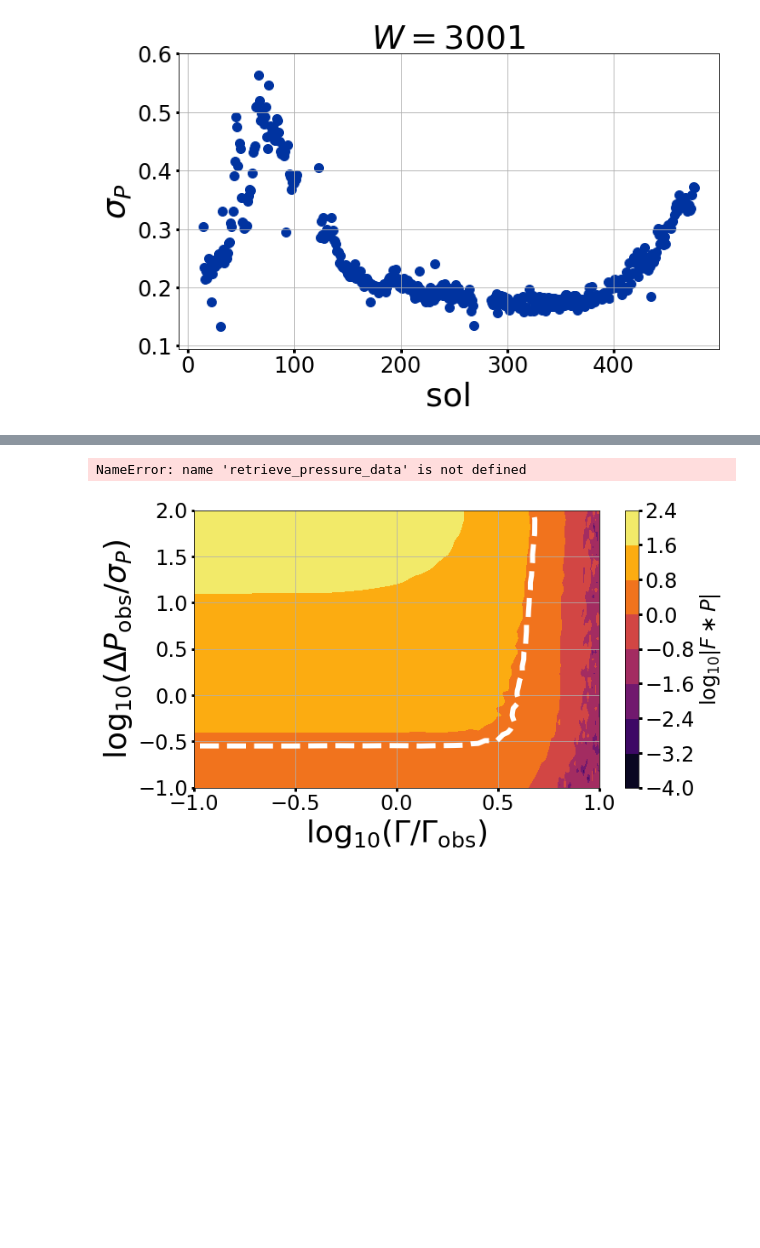
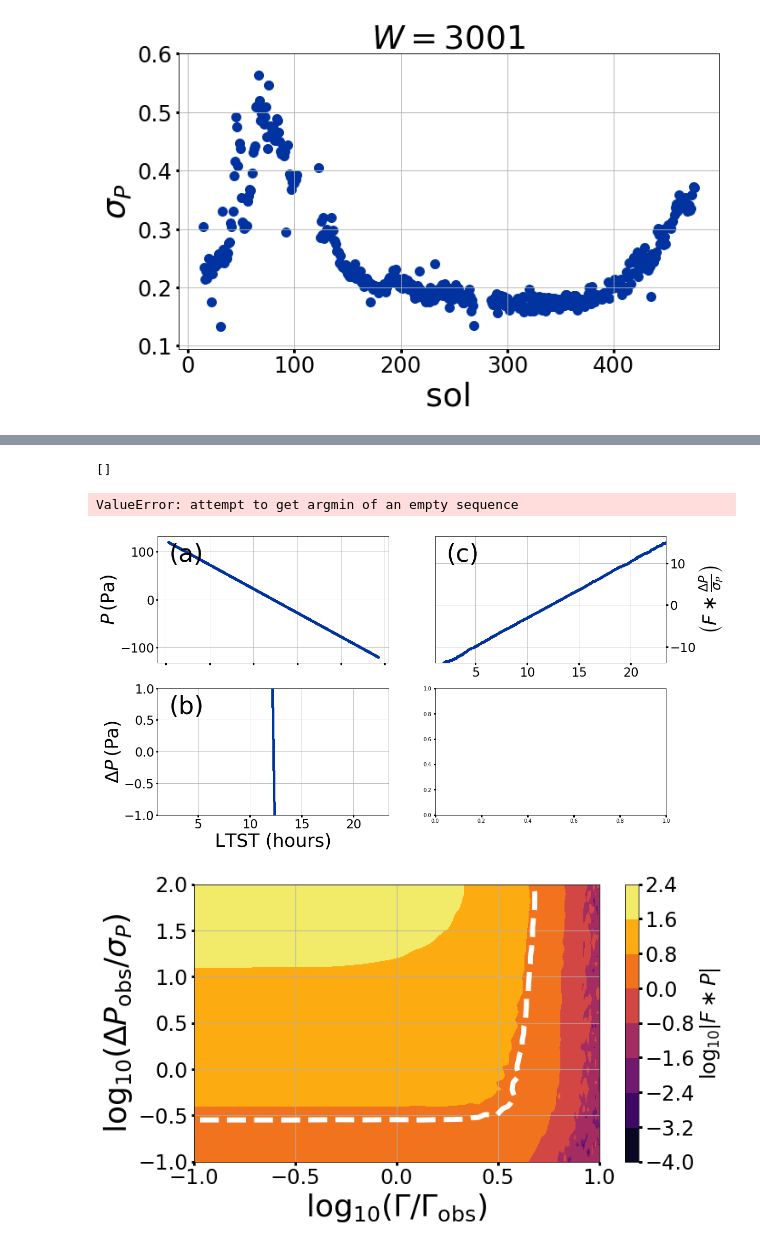
Before and after one commit to BoiseStatePlanetary/Recovering-Martian-Dust-Devil-Population, a Jupyter notebook: code/Finding The Vortices.ipynb, the cells around one changed output, grey strips where cells are left out. Cells and saved outputs as stored; diff of their text form; code cells hidden in the pictures; blank space fills up the shorter version.

```diff
--- a/code/Finding The Vortices.ipynb
+++ b/code/Finding The Vortices.ipynb
@@ -185,7 +183,7 @@ baseline = 0.
 slope = -10.
 t0 = np.median(LTST_and_sol)
 sol_data['PRESSURE'] = modified_lorentzian(LTST_and_sol,
-                                           baseline, slope, t0, matched_filter_depth, matched_filter_fwhm) +\
+baseline, slope, t0, matched_filter_depth, matched_filter_fwhm) +\
     normal(scale=matched_filter_depth/5., size=LTST_and_sol.shape)
 
 fig = plt.figure(figsize=(10*aspect_ratio, 10))
@@ -205,8 +203,7 @@ ax1.set_ylabel(r'$P\,\left({\rm Pa}\right)$', fontsize=36)
 ### Filtered Data ###
 
 ax2 = fig.add_subplot(223)
-
-filtered_pressure, st = boxcar_filter(sol_data['PRESSURE'], boxcar_window_size)
+filtered_pressure, st = boxcar_filter(LTST, LTST_and_sol, sol_data, boxcar_window_size)
 
 ax2.plot(LTST_and_sol, filtered_pressure, marker='.', ls='', color=BoiseState_blue)
 ax2.text(0.05, 0.8, "(b)", fontsize=48, transform=ax2.transAxes)
@@ -223,8 +220,10 @@ ax2.set_ylim([-1, 1])
 
 # Convolve with Lorentzian
 
-convolution, med, md = apply_lorentzian_matched_filter(LTST_and_sol, filtered_pressure, st,
-                                                      matched_filter_fwhm, matched_filter_depth, boxcar_window_size)
+convolution = apply_lorentzian_matched_filter(LTST_and_sol, filtered_pressure, st,
+                                              matched_filter_fwhm, matched_filter_depth, boxcar_window_size)
+med = np.nanmedian(convolution)
+md = mad(convolution)
 
 ax3 = fig.add_subplot(222)
 ax3.plot(LTST_and_sol, convolution, color=BoiseState_blue, ls='', marker='.')
@@ -244,6 +243,7 @@ ax3.set_ylim([0.9*np.min(convolution[ind]), 1.1*np.max(convolution[ind])])
 ax4 = fig.add_subplot(224)
 
 ex, pk_wds = find_vortices(LTST_and_sol, convolution, detection_threshold=detection_threshold)
+print(ex)
 for cur_ex in ex:
     ax2.axvline(LTST_and_sol[cur_ex], color=BoiseState_orange, zorder=-1, ls='--')
     ax3.axvline(LTST_and_sol[cur_ex], color=BoiseState_orange, zorder=-1, ls='--')
@@ -260,34 +260,36 @@ vortex = np.array([LTST_and_sol[ex[mx_ind] - matched_filter_num_fwhm*mx_width:
                                 ex[mx_ind] + matched_filter_num_fwhm*mx_width],
                    sol_data['PRESSURE'][ex[mx_ind] - matched_filter_num_fwhm*mx_width:
                                         ex[mx_ind] + matched_filter_num_fwhm*mx_width]])
 
 errs = st[ex[mx_ind] - matched_filter_num_fwhm*mx_width: ex[mx_ind] + matched_filter_num_fwhm*mx_width]
 
 init_params = determine_init_params(vortex)
 bounds = determine_bounds(vortex, init_params)
 
 popt, uncertainties = fit_vortex(vortex, init_params, bounds, rescale_uncertainties=True, zoomed_in=None)
 
 ax4.errorbar((vortex[0] - popt[2])*3600, vortex[1] - popt[0], yerr=errs, ls='', marker='o', color=BoiseState_blue)
 ax4.plot((vortex[0] - popt[2])*3600, modified_lorentzian(vortex[0], *popt) - popt[0],
          lw=3, color=BoiseState_orange, zorder=-1)
 
 ax4.text(0.05, 0.05, "(d)", fontsize=48, transform=ax4.transAxes)
 ax4.text(0.525, 0.1, ("$\\Delta P_{\\rm obs} = $(%.2g$\\pm$%.1g) Pa \n $\\Gamma_{\\rm obs} = $(%.2g$\\pm$%.1g) s" %\
                        (popt[3], uncertainties[3], popt[4]*3600, uncertainties[4]*3600)),
          fontsize=20, transform=ax4.transAxes)
 ax4.grid(True)
 ax4.yaxis.set_label_position("right")
 ax4.yaxis.tick_right()
 ax4.tick_params(labelsize=24, labelleft=False, labelright=True)
 ax4.set_xlabel(r'$t - t_0\,\left( {\rm s} \right)$', fontsize=36)
 ax4.set_ylabel(r'$\Delta P\,\left( {\rm Pa} \right)$', fontsize=36)
 
 print((np.max(convolution[ex]) - med)/md)
 
 # fig.savefig("../figures/data_conditioning_and_fit.png", dpi=500, bbox_inches='tight')
 # %% [output]
-NameError: name 'retrieve_pressure_data' is not defined
+[]
+ValueError: attempt to get argmin of an empty sequence
+[figure, added]
 # %%
 # sol = 65
 sol = 323
```
Also changed, not shown: parts of 3 cells of this notebook, 1 other file.
